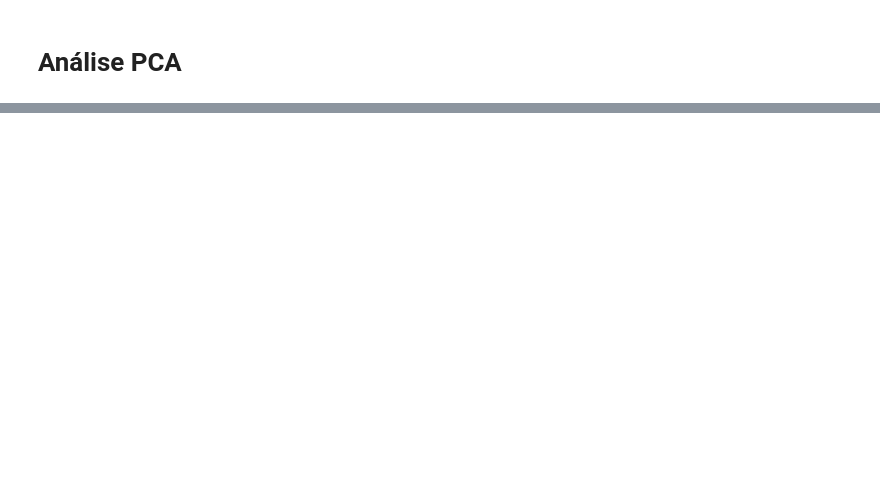
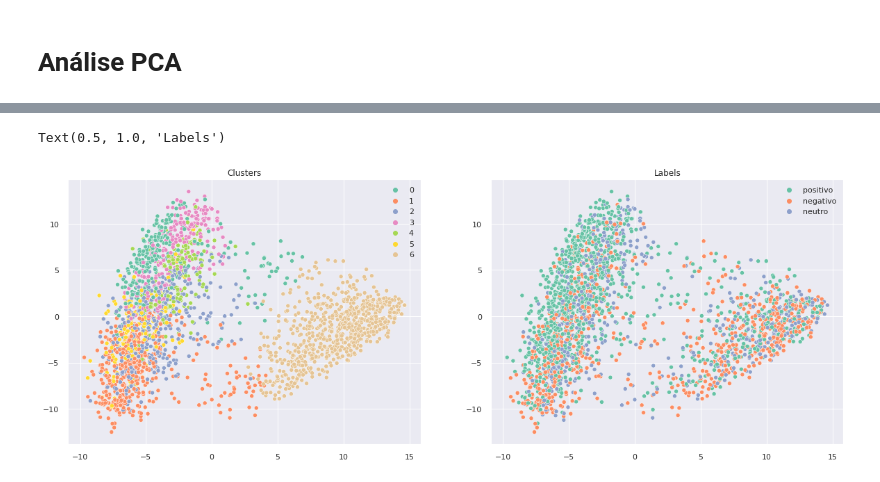
Before and after one commit to kenzosakiyama/tweet_clustering, a Jupyter notebook: dense_clustering_word_embeddings.ipynb, the cells around one changed output, grey strips where cells are left out. Saved outputs shown, nothing was run; the diff lists cells and outputs as text; code cells hidden in the pictures; blank space fills up the shorter version.

```diff
--- a/dense_clustering_word_embeddings.ipynb
+++ b/dense_clustering_word_embeddings.ipynb
@@ -267,0 +267,13 @@ sns.scatterplot(x=pca_representations[:, 0], y=pca_representations[:, 1], hue=da
+# %%
+sns.set(rc={'figure.figsize':(20,7)})
+
+fig, axes = plt.subplots(1,2)
+
+sns.scatterplot(x=pca_representations[:, 0], y=pca_representations[:, 1], hue=data_df["cluster"].values, palette="Set2", ax=axes[0])
+axes[0].set_title("Clusters")
+
+sns.scatterplot(x=pca_representations[:, 0], y=pca_representations[:, 1], hue=data_df["label"].values, palette="Set2", ax=axes[1])
+axes[1].set_title("Labels")
+# %% [output]
+Text(0.5, 1.0, 'Labels')
+[figure, added]
```
Also changed, not shown: parts of 11 cells of this notebook, 1 other file.
